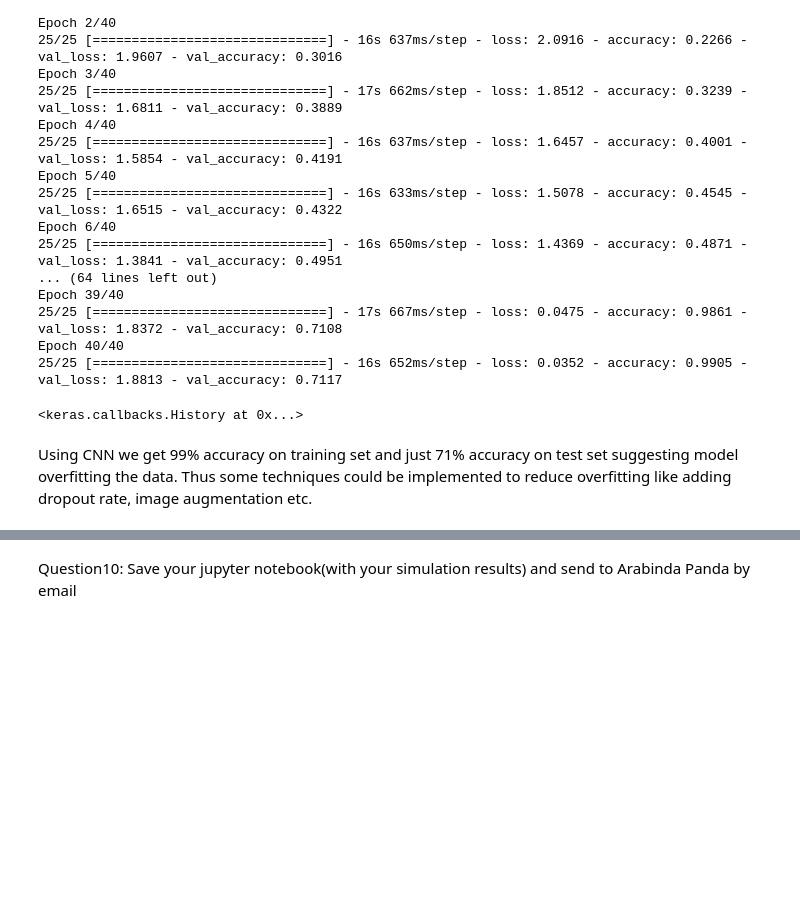
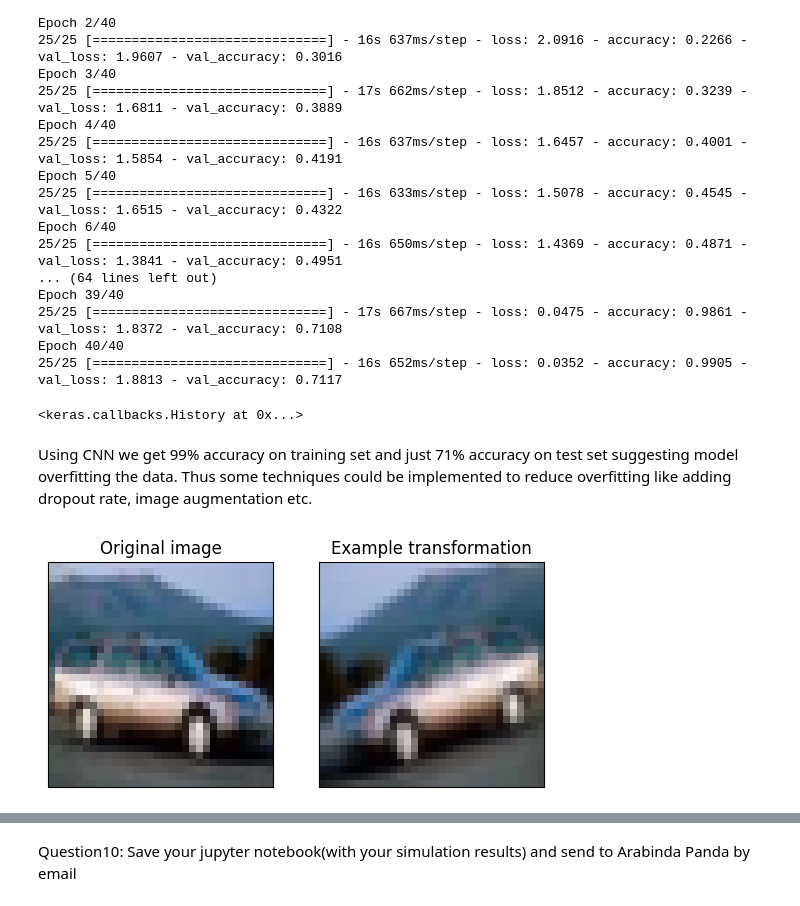
Before and after one commit to Hnmani/ML-DA-I, a Jupyter notebook: Assignments/homeWork1.ipynb, the cells around one changed output, grey strips where cells are left out. Drawn from its saved outputs; the diff is of its cells as text; code cells hidden in the pictures; blank space fills up the shorter version.

```diff
--- a/Assignments/homeWork1.ipynb
+++ b/Assignments/homeWork1.ipynb
@@ -377,0 +380,22 @@ Using CNN we get 99% accuracy on training set and just 71% accuracy on test set
+# %%
+datagen = ImageDataGenerator(
+    horizontal_flip=True,
+    channel_shift_range=0.05,
+    rotation_range=10,
+    validation_split=0.15
+)
+
+img = trainX[4]
+
+fig, ax = plt.subplots(1,2)
+ax[0].imshow(img)
+ax[0].set_title("Original image")
+ax[1].imshow(datagen.apply_transform(img,{'theta':-10,'channel_shift_intensity':0.05,'flip_horizontal':True}).astype('uint8'))
+ax[1].set_title("Example transformation")
+
+for i in range(2):
+  ax[i].set_xticks([])
+  ax[i].set_yticks([])
+plt.show()
+# %% [output]
+[figure, added]
```
Also changed, not shown: parts of 5 cells of this notebook.
